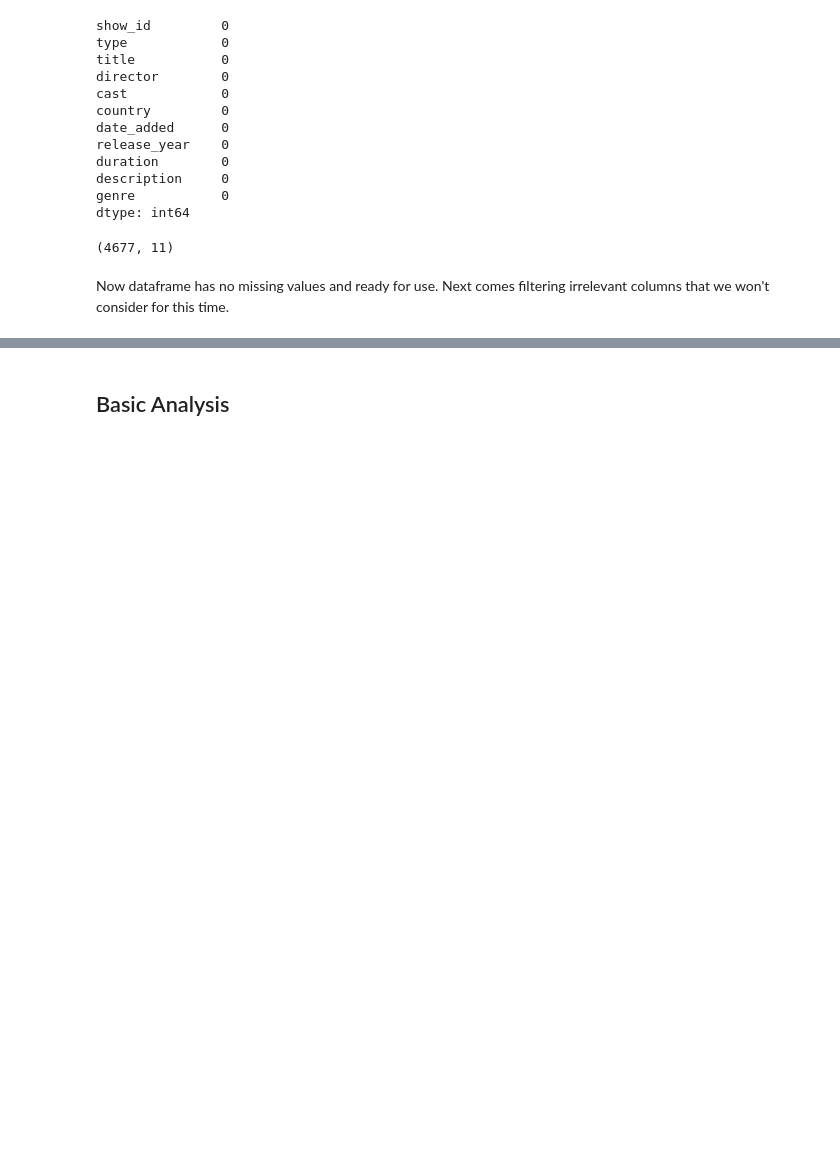
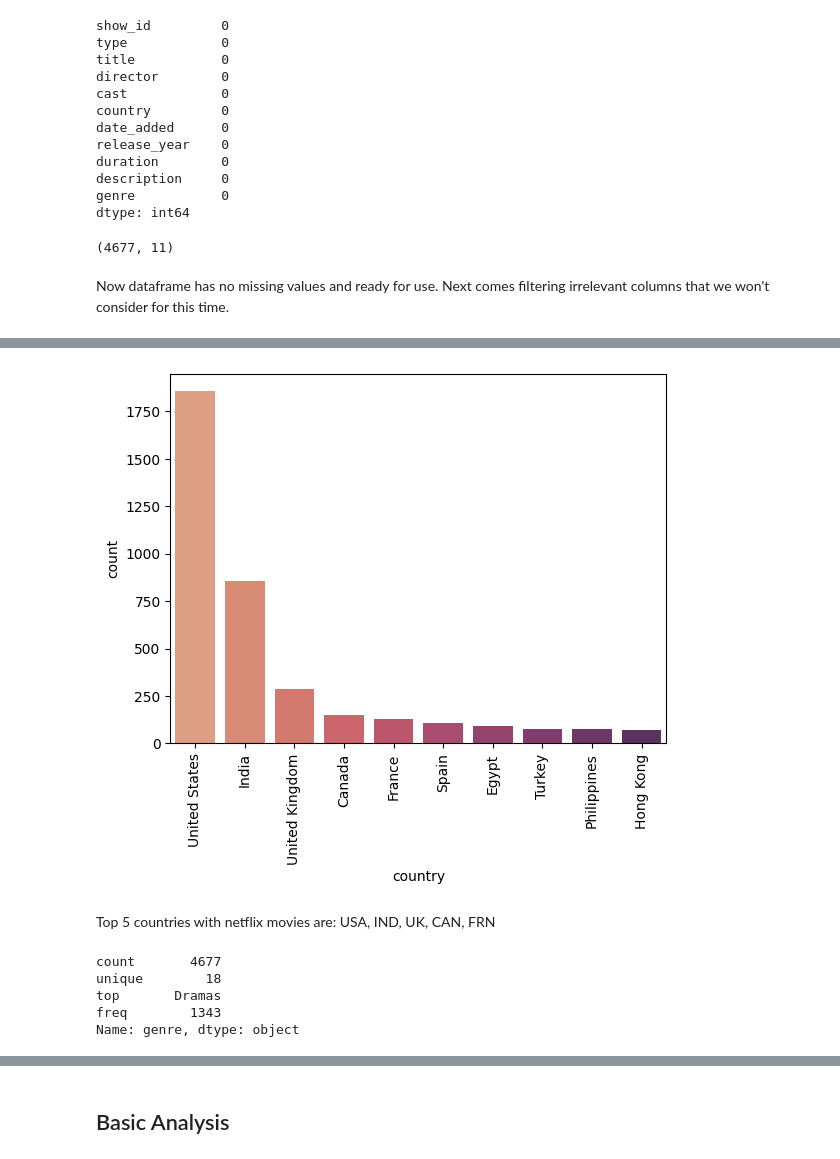
Before and after one commit to Ahnaf19/netflix_movie, a Jupyter notebook: v0.ipynb, the cells around one changed output, grey strips where cells are left out. Drawn from its saved outputs; the diff is of its cells as text; code cells hidden in the pictures; blank space fills up the shorter version.

```diff
--- a/v0.ipynb
+++ b/v0.ipynb
@@ -204,0 +273,22 @@ Now dataframe has no missing values and ready for use. Next comes filtering irre
+# %%
+
+countries = mov['country'].value_counts().head(10).index
+sns.countplot(
+    data=mov[mov["country"].isin(countries)],
+    x="country",
+    palette="flare",
+    order=mov[mov["country"].isin(countries)]['country'].value_counts().sort_values(ascending=False).index,
+)
+plt.xticks(rotation=90);
+# %% [output]
+[figure, added]
+# %% [markdown]
+Top 5 countries with netflix movies are: USA, IND, UK, CAN, FRN
+# %%
+mov["genre"].describe()
+# %% [output]
+count       4677
+unique        18
+top       Dramas
+freq        1343
+Name: genre, dtype: object
```
Also changed, not shown: parts of 33 cells of this notebook.
